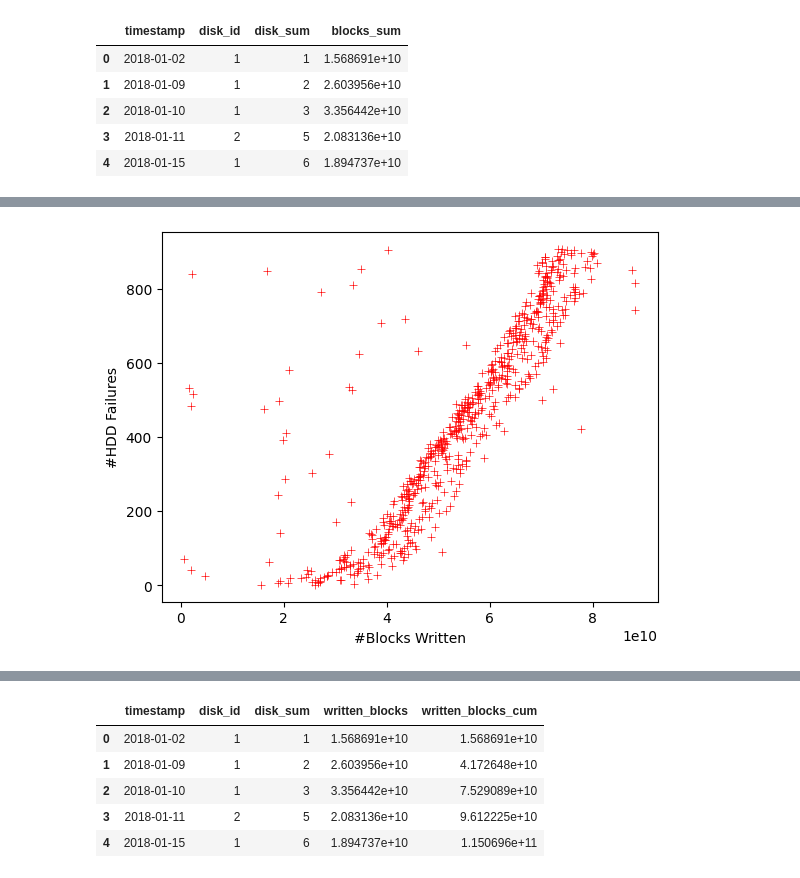
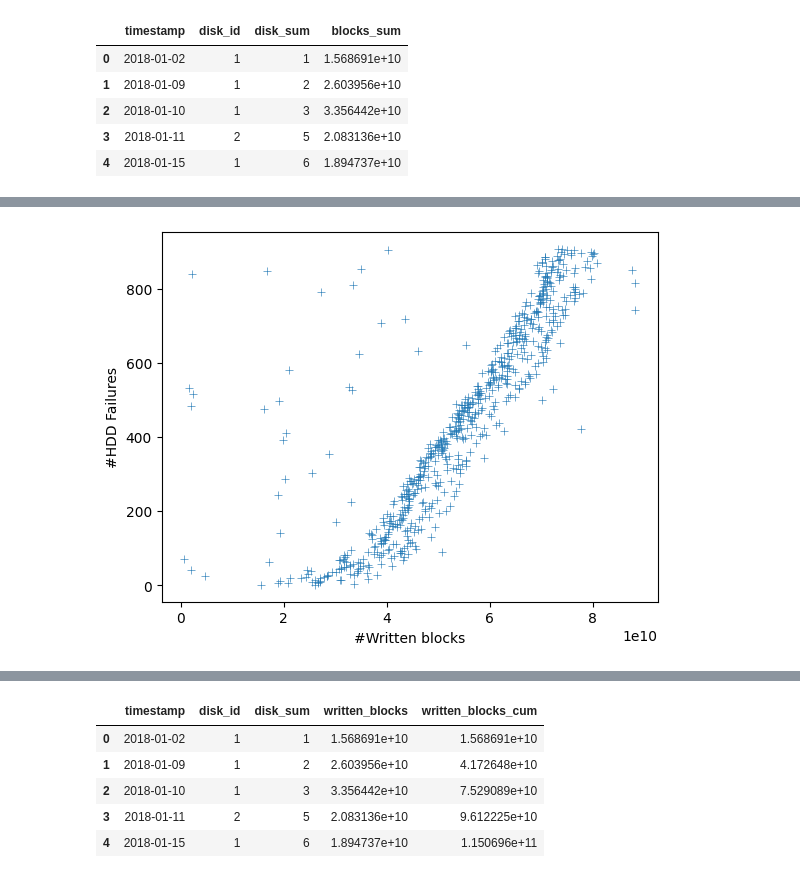
Before and after one commit to EricBorba/StorageFailurePredictor, a Jupyter notebook: WriteAnalModelHDD.ipynb, the cells around one changed output, grey strips where cells are left out. Drawn from its saved outputs; the diff is of its cells as text; code cells hidden in the pictures.

```diff
--- a/WriteAnalModelHDD.ipynb
+++ b/WriteAnalModelHDD.ipynb
@@ -173,8 +183,8 @@ groupHDDFailures.head()
 # %%
-graph = sns.scatterplot(x = "blocks_sum", y = 'disk_sum', color = 'red', data = groupHDDFailures, marker='+')
-graph.set(xlabel ="#Blocks Written", ylabel = "#HDD Failures")
+graph = sns.scatterplot(x = "blocks_sum", y = 'disk_sum', palette = 'deep',marker='+', data = groupHDDFailures, alpha=0.9)
+graph.set(xlabel ="#Written blocks", ylabel = "#HDD Failures")
 plt.savefig('img/HDDFailuresBlocksWrittenScatter' + model + '.pdf')
 #plt.setp(graph.get_xticklabels(), rotation=45)
 # %% [output]
-[figure, old version]
+[figure, new version]
 # %%
```
Also changed, not shown: parts of 38 cells of this notebook, 26 other files.
